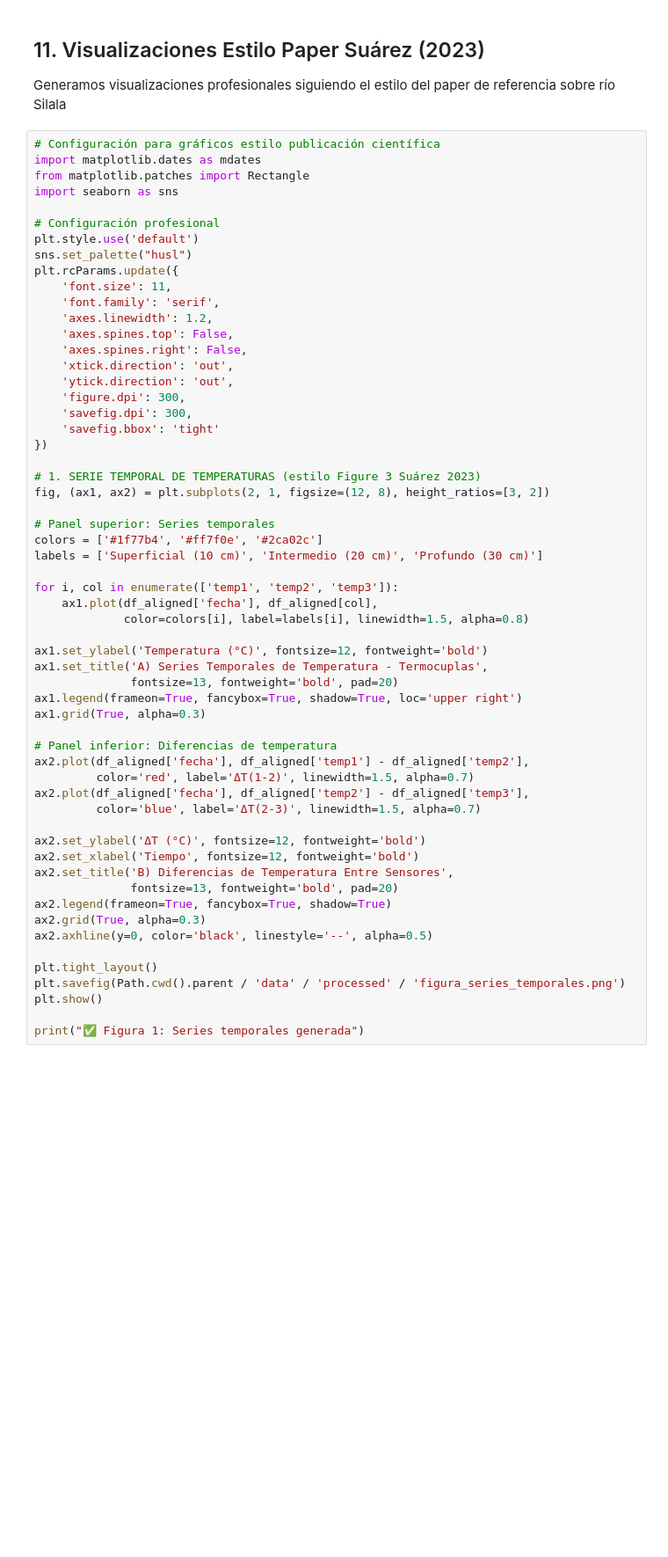
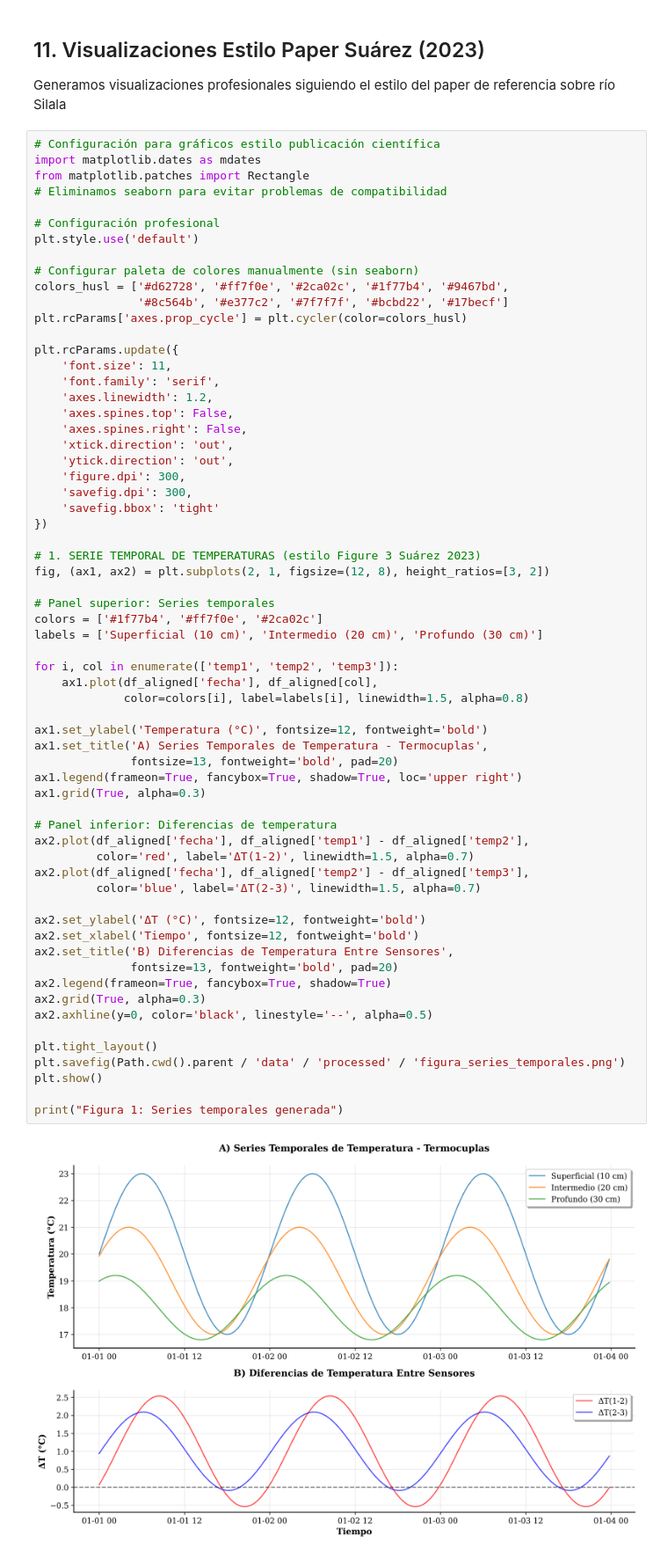
Before and after one commit to FlowHydroTech/Hidrologia-Termocuplas-BH, a Jupyter notebook: notebooks/02_solver_vflux.ipynb, the cells around one changed output. Shown at 88% size. Drawn from its saved outputs; the diff is of its cells as text; blank space fills up the shorter version.

```diff
--- a/notebooks/02_solver_vflux.ipynb
+++ b/notebooks/02_solver_vflux.ipynb
@@ -662,11 +695,16 @@ Generamos visualizaciones profesionales siguiendo el estilo del paper de referen
 # Configuración para gráficos estilo publicación científica
 import matplotlib.dates as mdates
 from matplotlib.patches import Rectangle
-import seaborn as sns
+# Eliminamos seaborn para evitar problemas de compatibilidad
 
 # Configuración profesional
 plt.style.use('default')
-sns.set_palette("husl")
+
+# Configurar paleta de colores manualmente (sin seaborn)
+colors_husl = ['#d62728', '#ff7f0e', '#2ca02c', '#1f77b4', '#9467bd',
+               '#8c564b', '#e377c2', '#7f7f7f', '#bcbd22', '#17becf']
+plt.rcParams['axes.prop_cycle'] = plt.cycler(color=colors_husl)
+
 plt.rcParams.update({
     'font.size': 11,
     'font.family': 'serif',
@@ -688,31 +726,33 @@ colors = ['#1f77b4', '#ff7f0e', '#2ca02c']
 labels = ['Superficial (10 cm)', 'Intermedio (20 cm)', 'Profundo (30 cm)']
 
 for i, col in enumerate(['temp1', 'temp2', 'temp3']):
     ax1.plot(df_aligned['fecha'], df_aligned[col],
              color=colors[i], label=labels[i], linewidth=1.5, alpha=0.8)
 
 ax1.set_ylabel('Temperatura (°C)', fontsize=12, fontweight='bold')
 ax1.set_title('A) Series Temporales de Temperatura - Termocuplas',
               fontsize=13, fontweight='bold', pad=20)
 ax1.legend(frameon=True, fancybox=True, shadow=True, loc='upper right')
 ax1.grid(True, alpha=0.3)
 
 # Panel inferior: Diferencias de temperatura
 ax2.plot(df_aligned['fecha'], df_aligned['temp1'] - df_aligned['temp2'],
          color='red', label='ΔT(1-2)', linewidth=1.5, alpha=0.7)
 ax2.plot(df_aligned['fecha'], df_aligned['temp2'] - df_aligned['temp3'],
          color='blue', label='ΔT(2-3)', linewidth=1.5, alpha=0.7)
 
 ax2.set_ylabel('ΔT (°C)', fontsize=12, fontweight='bold')
 ax2.set_xlabel('Tiempo', fontsize=12, fontweight='bold')
 ax2.set_title('B) Diferencias de Temperatura Entre Sensores',
               fontsize=13, fontweight='bold', pad=20)
 ax2.legend(frameon=True, fancybox=True, shadow=True)
 ax2.grid(True, alpha=0.3)
 ax2.axhline(y=0, color='black', linestyle='--', alpha=0.5)
 
 plt.tight_layout()
 plt.savefig(Path.cwd().parent / 'data' / 'processed' / 'figura_series_temporales.png')
 plt.show()
 
-print("✅ Figura 1: Series temporales generada")
+print("Figura 1: Series temporales generada")
+# %% [output]
+[figure, added]
```
Also changed, not shown: parts of 11 cells of this notebook, 6 other files.
